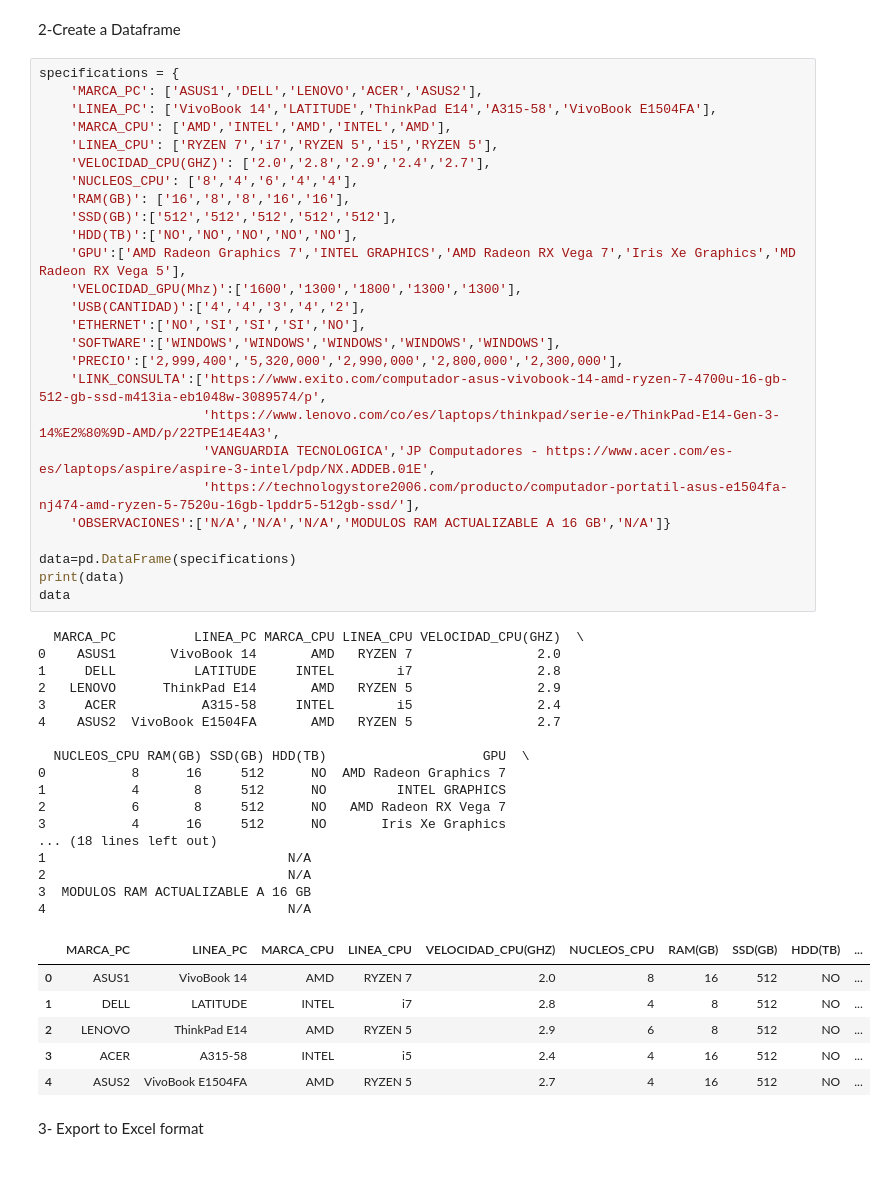
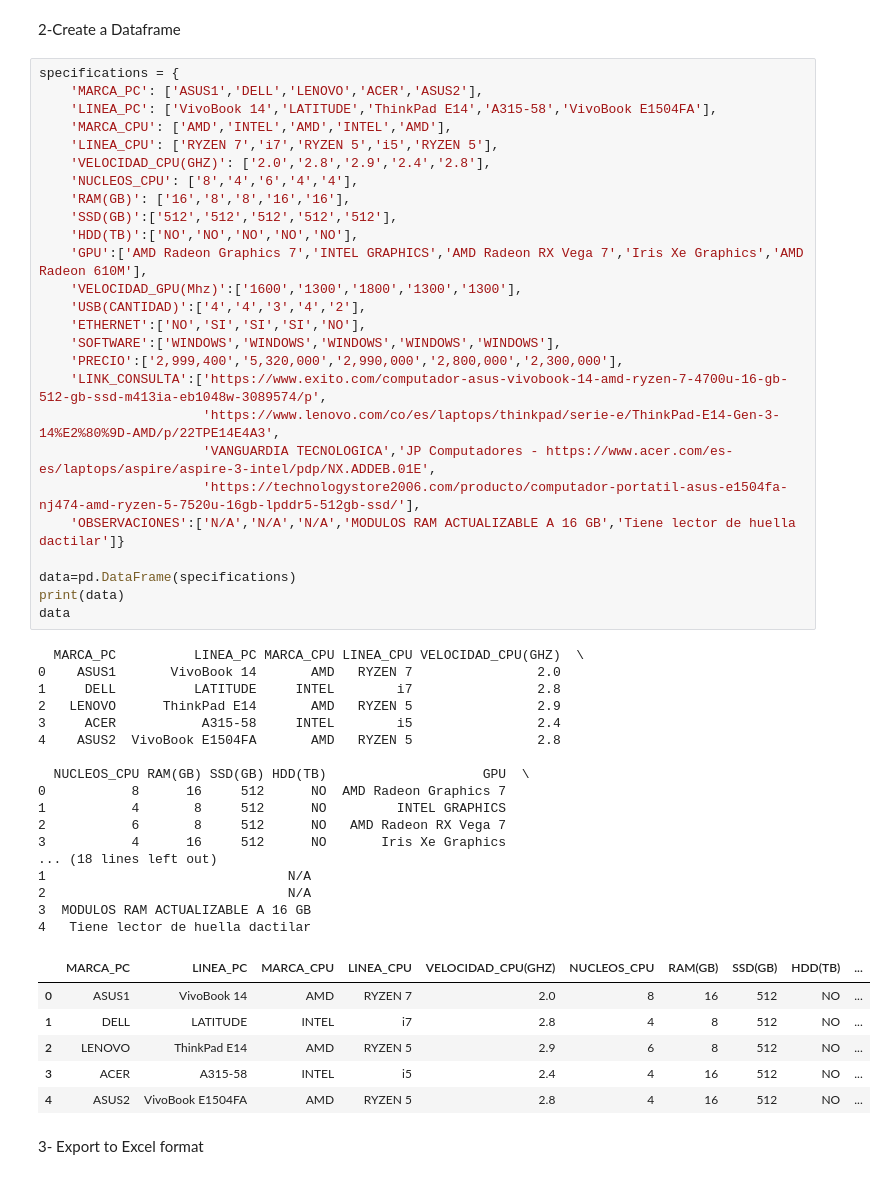
Before and after one commit to wagnerfv1117/ANALISIS-COMPRA-COMPUTADOR, a Jupyter notebook: notebooks/compra_computador.ipynb, the cells around one changed output. Saved outputs shown, nothing was run; the diff lists cells and outputs as text.

```diff
--- a/notebooks/compra_computador.ipynb
+++ b/notebooks/compra_computador.ipynb
@@ -17,12 +17,12 @@ specifications = {
     'LINEA_PC': ['VivoBook 14','LATITUDE','ThinkPad E14','A315-58','VivoBook E1504FA'],
     'MARCA_CPU': ['AMD','INTEL','AMD','INTEL','AMD'],
     'LINEA_CPU': ['RYZEN 7','i7','RYZEN 5','i5','RYZEN 5'],
-    'VELOCIDAD_CPU(GHZ)': ['2.0','2.8','2.9','2.4','2.7'],
+    'VELOCIDAD_CPU(GHZ)': ['2.0','2.8','2.9','2.4','2.8'],
     'NUCLEOS_CPU': ['8','4','6','4','4'],
     'RAM(GB)': ['16','8','8','16','16'],
     'SSD(GB)':['512','512','512','512','512'],
     'HDD(TB)':['NO','NO','NO','NO','NO'],
-    'GPU':['AMD Radeon Graphics 7','INTEL GRAPHICS','AMD Radeon RX Vega 7','Iris Xe Graphics','MD Radeon RX Vega 5'],
+    'GPU':['AMD Radeon Graphics 7','INTEL GRAPHICS','AMD Radeon RX Vega 7','Iris Xe Graphics','AMD Radeon 610M'],
     'VELOCIDAD_GPU(Mhz)':['1600','1300','1800','1300','1300'],
     'USB(CANTIDAD)':['4','4','3','4','2'],
     'ETHERNET':['NO','SI','SI','SI','NO'],
@@ -30,37 +30,37 @@ specifications = {
     'PRECIO':['2,999,400','5,320,000','2,990,000','2,800,000','2,300,000'],
     'LINK_CONSULTA':['https://www.exito.com/computador-asus-vivobook-14-amd-ryzen-7-4700u-16-gb-512-gb-ssd-m413ia-eb1048w-3089574/p',
                      'https://www.lenovo.com/co/es/laptops/thinkpad/serie-e/ThinkPad-E14-Gen-3-14%E2%80%9D-AMD/p/22TPE14E4A3',
                      'VANGUARDIA TECNOLOGICA','JP Computadores - https://www.acer.com/es-es/laptops/aspire/aspire-3-intel/pdp/NX.ADDEB.01E',
                      'https://technologystore2006.com/producto/computador-portatil-asus-e1504fa-nj474-amd-ryzen-5-7520u-16gb-lpddr5-512gb-ssd/'],
-    'OBSERVACIONES':['N/A','N/A','N/A','MODULOS RAM ACTUALIZABLE A 16 GB','N/A']}
+    'OBSERVACIONES':['N/A','N/A','N/A','MODULOS RAM ACTUALIZABLE A 16 GB','Tiene lector de huella dactilar']}
 
 data=pd.DataFrame(specifications)
 print(data)
 data
 # %% [output]
   MARCA_PC          LINEA_PC MARCA_CPU LINEA_CPU VELOCIDAD_CPU(GHZ)  \
 0    ASUS1       VivoBook 14       AMD   RYZEN 7                2.0
 1     DELL          LATITUDE     INTEL        i7                2.8
 2   LENOVO      ThinkPad E14       AMD   RYZEN 5                2.9
 3     ACER           A315-58     INTEL        i5                2.4
-4    ASUS2  VivoBook E1504FA       AMD   RYZEN 5                2.7
+4    ASUS2  VivoBook E1504FA       AMD   RYZEN 5                2.8
 
   NUCLEOS_CPU RAM(GB) SSD(GB) HDD(TB)                    GPU  \
 0           8      16     512      NO  AMD Radeon Graphics 7
 1           4       8     512      NO         INTEL GRAPHICS
 2           6       8     512      NO   AMD Radeon RX Vega 7
 3           4      16     512      NO       Iris Xe Graphics
 ... (18 lines left out)
 1                               N/A
 2                               N/A
 3  MODULOS RAM ACTUALIZABLE A 16 GB
-4                               N/A
+4   Tiene lector de huella dactilar
 |  | MARCA_PC | LINEA_PC | MARCA_CPU | LINEA_CPU | VELOCIDAD_CPU(GHZ) | NUCLEOS_CPU | RAM(GB) | SSD(GB) | HDD(TB) | ... |
 | 0 | ASUS1 | VivoBook 14 | AMD | RYZEN 7 | 2.0 | 8 | 16 | 512 | NO | ... |
 | 1 | DELL | LATITUDE | INTEL | i7 | 2.8 | 4 | 8 | 512 | NO | ... |
 | 2 | LENOVO | ThinkPad E14 | AMD | RYZEN 5 | 2.9 | 6 | 8 | 512 | NO | ... |
 | 3 | ACER | A315-58 | INTEL | i5 | 2.4 | 4 | 16 | 512 | NO | ... |
-| 4 | ASUS2 | VivoBook E1504FA | AMD | RYZEN 5 | 2.7 | 4 | 16 | 512 | NO | ... |
+| 4 | ASUS2 | VivoBook E1504FA | AMD | RYZEN 5 | 2.8 | 4 | 16 | 512 | NO | ... |
 # %% [markdown]
 3- Export to Excel format
 # %%
```
